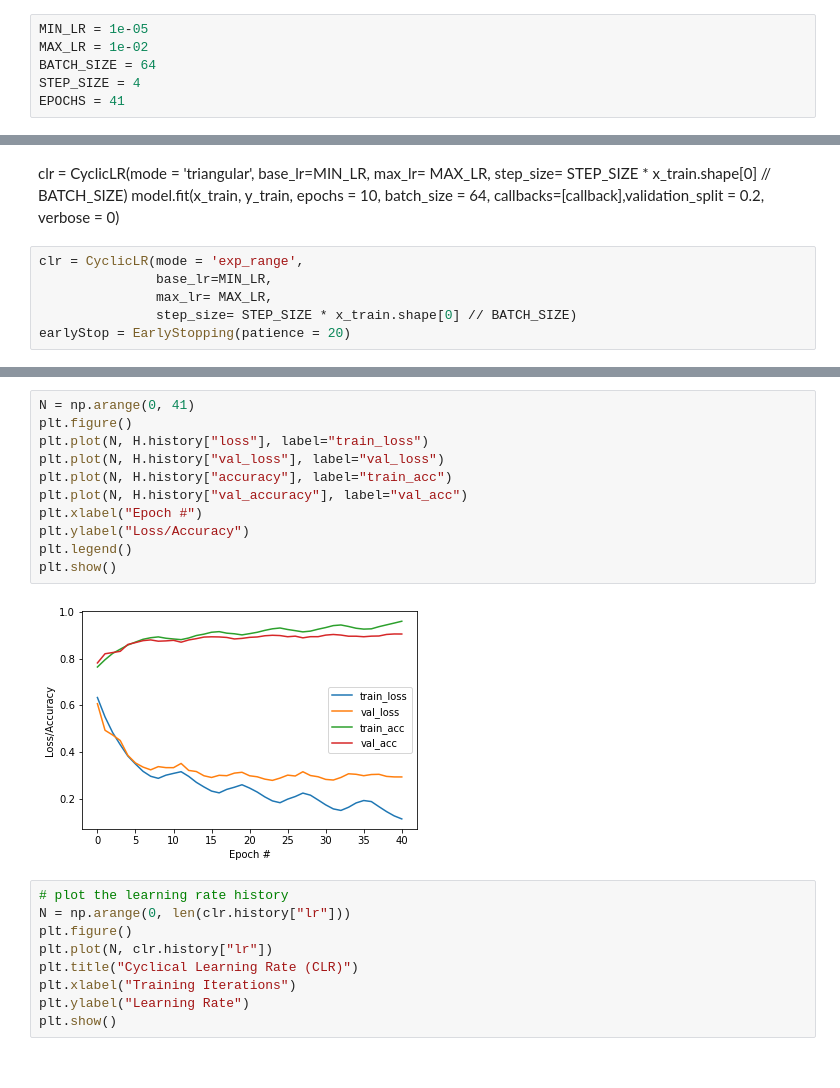
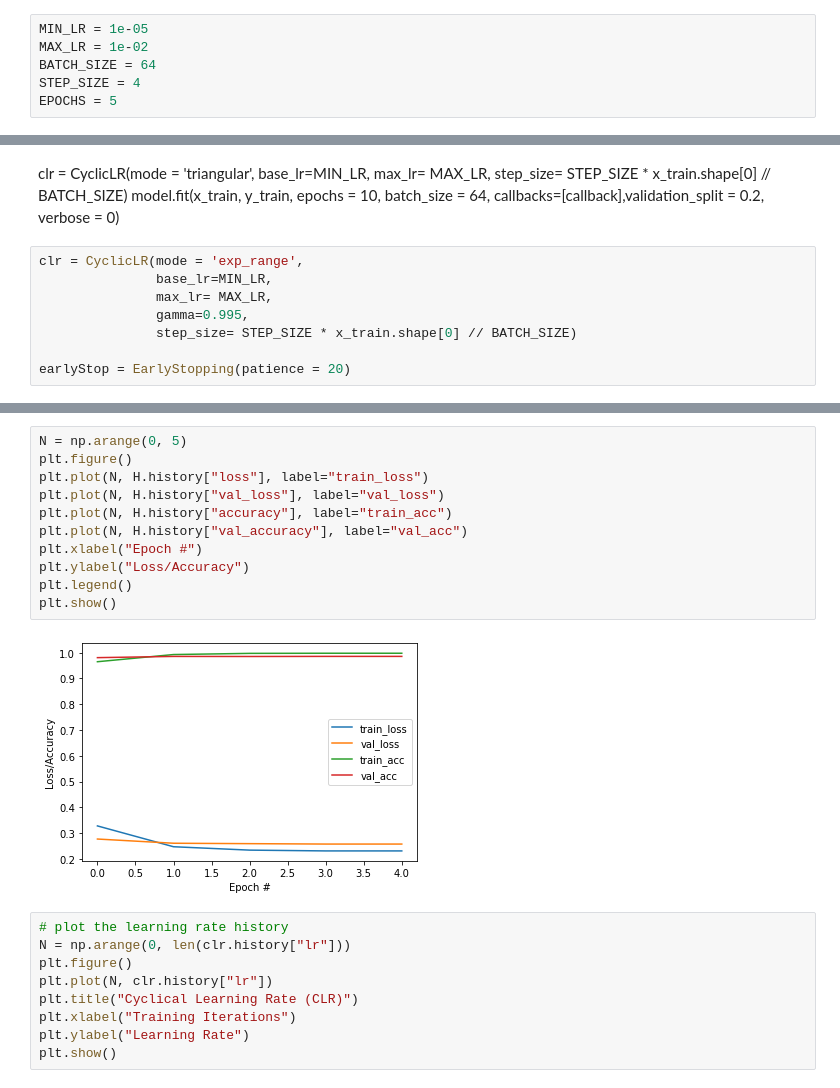
Before and after one commit to ta2642/dlhw3, a Jupyter notebook: dlhw3_1105.ipynb, the cells around one changed output, grey strips where cells are left out. Saved outputs shown, nothing was run; the diff lists cells and outputs as text.

```diff
--- a/dlhw3_1105.ipynb
+++ b/dlhw3_1105.ipynb
@@ -743,7 +745,7 @@ MIN_LR = 1e-05
 MAX_LR = 1e-02
 BATCH_SIZE = 64
 STEP_SIZE = 4
-EPOCHS = 41
+EPOCHS = 5
 # %%
 model = build_model()
 model.compile(loss="categorical_crossentropy",
@@ -760,7 +762,9 @@ clr = CyclicLR(mode = 'triangular',
 clr = CyclicLR(mode = 'exp_range',
                base_lr=MIN_LR,
                max_lr= MAX_LR,
+               gamma=0.995,
                step_size= STEP_SIZE * x_train.shape[0] // BATCH_SIZE)
+
 earlyStop = EarlyStopping(patience = 20)
 # %%
 H = model.fit(x_train, y_train, batch_size = BATCH_SIZE,
@@ -790,16 +797,16 @@ WARNING:tensorflow:Your input ran out of data; interrupting training. Make sure
 # %%
-N = np.arange(0, 41)
+N = np.arange(0, 5)
 plt.figure()
 plt.plot(N, H.history["loss"], label="train_loss")
 plt.plot(N, H.history["val_loss"], label="val_loss")
 plt.plot(N, H.history["accuracy"], label="train_acc")
 plt.plot(N, H.history["val_accuracy"], label="val_acc")
 plt.xlabel("Epoch #")
 plt.ylabel("Loss/Accuracy")
 plt.legend()
 plt.show()
 # %% [output]
-[figure, old version]
+[figure, new version]
 # %%
 # plot the learning rate history
 N = np.arange(0, len(clr.history["lr"]))
```
Also changed, not shown: parts of 14 cells of this notebook.
